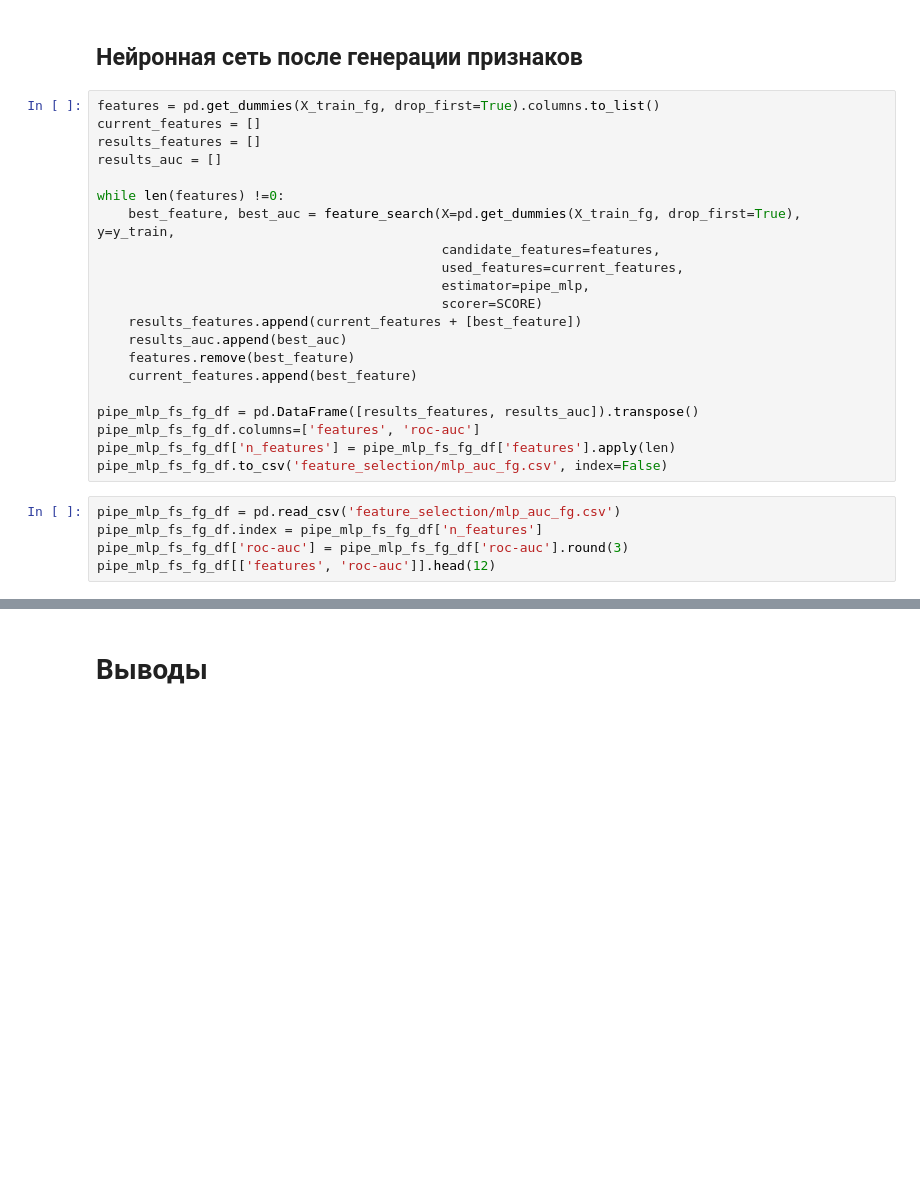
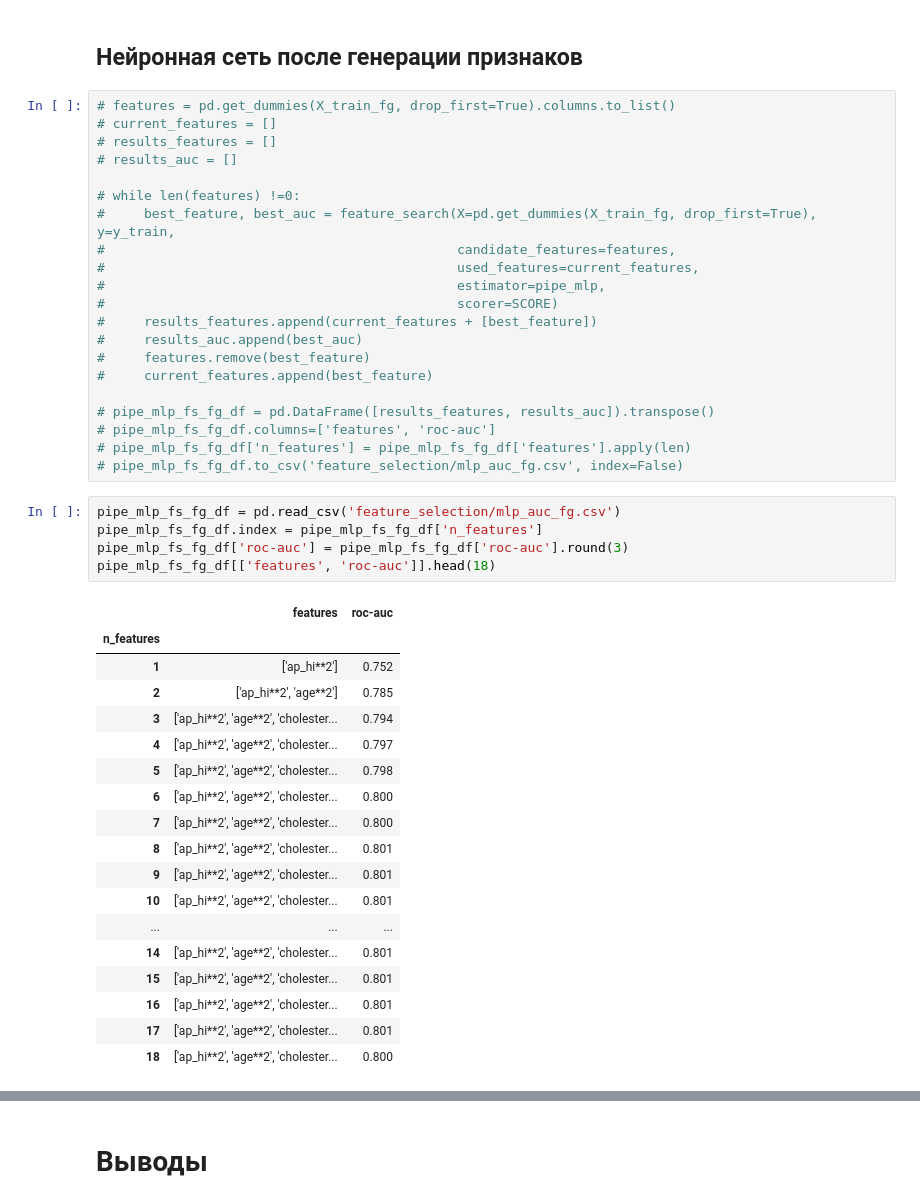
Before and after one commit to i-a-elkin/heart_diseases_prediction, a Jupyter notebook: notebook.ipynb, the cells around one changed output, grey strips where cells are left out. Cells and saved outputs as stored; diff of their text form; blank space fills up the shorter version.

```diff
--- a/notebook.ipynb
+++ b/notebook.ipynb
@@ -986,31 +1007,50 @@ pd.read_csv('datasets/sample_submission_6.csv').head()
 # %% [markdown]
 ## Нейронная сеть после генерации признаков
 # %%
-features = pd.get_dummies(X_train_fg, drop_first=True).columns.to_list()
-current_features = []
-results_features = []
-results_auc = []
+# features = pd.get_dummies(X_train_fg, drop_first=True).columns.to_list()
+# current_features = []
+# results_features = []
+# results_auc = []
 
-while len(features) !=0:
-    best_feature, best_auc = feature_search(X=pd.get_dummies(X_train_fg, drop_first=True), y=y_train,
-                                            candidate_features=features,
-                                            used_features=current_features,
-                                            estimator=pipe_mlp,
-                                            scorer=SCORE)
-    results_features.append(current_features + [best_feature])
-    results_auc.append(best_auc)
-    features.remove(best_feature)
-    current_features.append(best_feature)
+# while len(features) !=0:
+#     best_feature, best_auc = feature_search(X=pd.get_dummies(X_train_fg, drop_first=True), y=y_train,
+#                                             candidate_features=features,
+#                                             used_features=current_features,
+#                                             estimator=pipe_mlp,
+#                                             scorer=SCORE)
+#     results_features.append(current_features + [best_feature])
+#     results_auc.append(best_auc)
+#     features.remove(best_feature)
+#     current_features.append(best_feature)
 
-pipe_mlp_fs_fg_df = pd.DataFrame([results_features, results_auc]).transpose()
-pipe_mlp_fs_fg_df.columns=['features', 'roc-auc']
-pipe_mlp_fs_fg_df['n_features'] = pipe_mlp_fs_fg_df['features'].apply(len)
-pipe_mlp_fs_fg_df.to_csv('feature_selection/mlp_auc_fg.csv', index=False)
+# pipe_mlp_fs_fg_df = pd.DataFrame([results_features, results_auc]).transpose()
+# pipe_mlp_fs_fg_df.columns=['features', 'roc-auc']
+# pipe_mlp_fs_fg_df['n_features'] = pipe_mlp_fs_fg_df['features'].apply(len)
+# pipe_mlp_fs_fg_df.to_csv('feature_selection/mlp_auc_fg.csv', index=False)
 # %%
 pipe_mlp_fs_fg_df = pd.read_csv('feature_selection/mlp_auc_fg.csv')
 pipe_mlp_fs_fg_df.index = pipe_mlp_fs_fg_df['n_features']
 pipe_mlp_fs_fg_df['roc-auc'] = pipe_mlp_fs_fg_df['roc-auc'].round(3)
-pipe_mlp_fs_fg_df[['features', 'roc-auc']].head(12)
+pipe_mlp_fs_fg_df[['features', 'roc-auc']].head(18)
+# %% [output]
+|  | features | roc-auc |
+| n_features |  |  |
+| 1 | ['ap_hi**2'] | 0.752 |
+| 2 | ['ap_hi**2', 'age**2'] | 0.785 |
+| 3 | ['ap_hi**2', 'age**2', 'cholester... | 0.794 |
+| 4 | ['ap_hi**2', 'age**2', 'cholester... | 0.797 |
+| 5 | ['ap_hi**2', 'age**2', 'cholester... | 0.798 |
+| 6 | ['ap_hi**2', 'age**2', 'cholester... | 0.800 |
+| 7 | ['ap_hi**2', 'age**2', 'cholester... | 0.800 |
+| 8 | ['ap_hi**2', 'age**2', 'cholester... | 0.801 |
+| 9 | ['ap_hi**2', 'age**2', 'cholester... | 0.801 |
+| 10 | ['ap_hi**2', 'age**2', 'cholester... | 0.801 |
+| ... | ... | ... |
+| 14 | ['ap_hi**2', 'age**2', 'cholester... | 0.801 |
+| 15 | ['ap_hi**2', 'age**2', 'cholester... | 0.801 |
+| 16 | ['ap_hi**2', 'age**2', 'cholester... | 0.801 |
+| 17 | ['ap_hi**2', 'age**2', 'cholester... | 0.801 |
+| 18 | ['ap_hi**2', 'age**2', 'cholester... | 0.800 |
 # %%
 pipe_mlp_fs_fg_df.plot('n_features', 'roc-auc')
 plt.title('MLPClassifier Feature Selection after Feature Generation')
```
Also changed, not shown: parts of 8 cells of this notebook, 3 other files.
